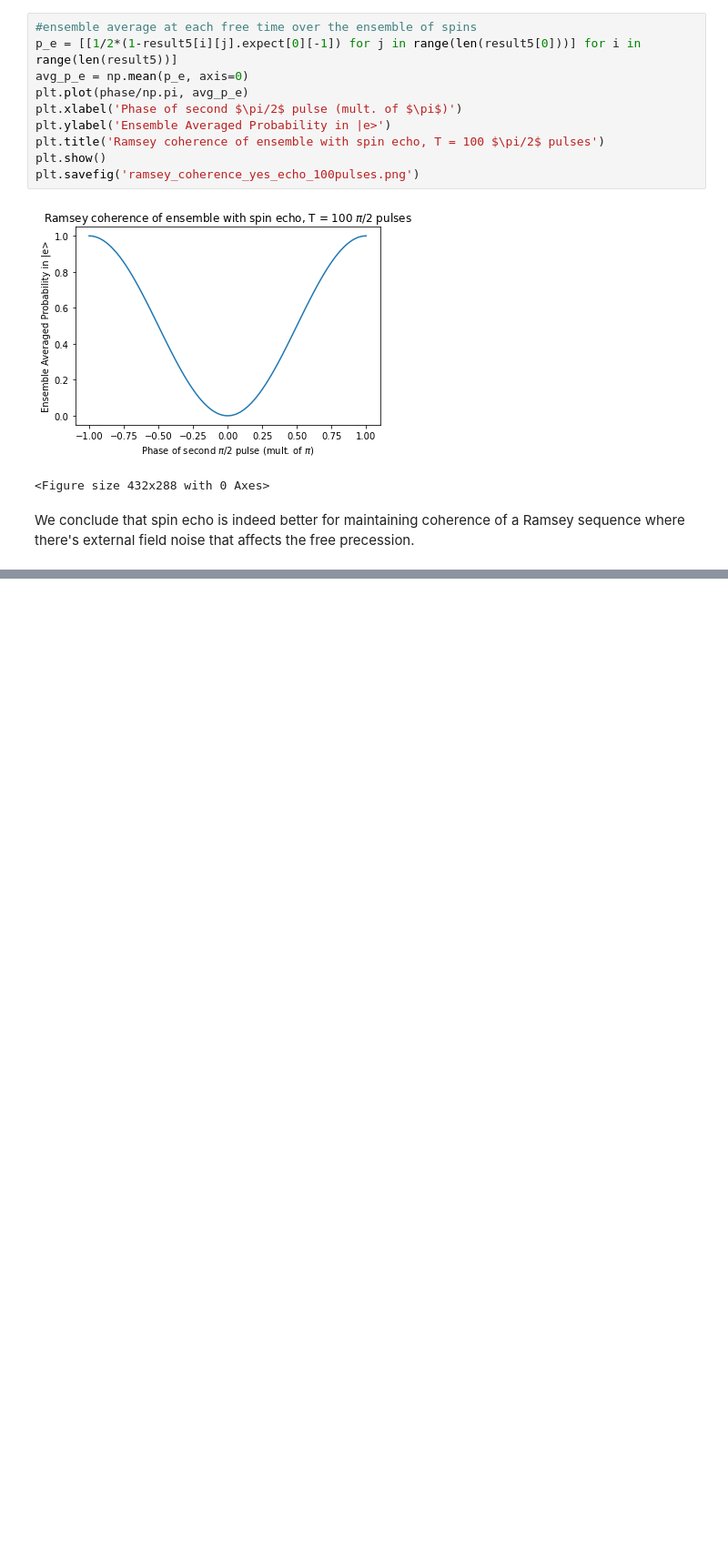
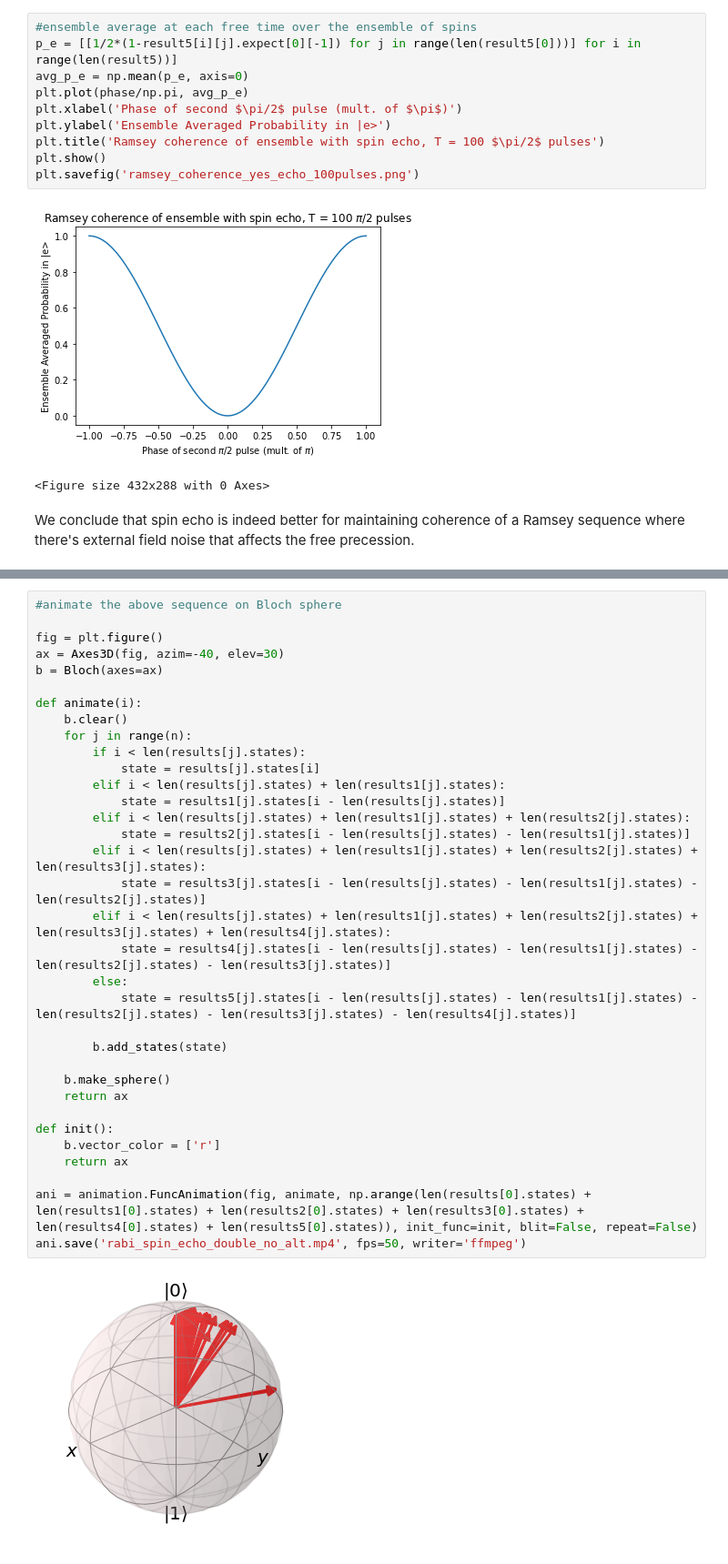
Before and after one commit to geoffrey-zheng/SrF-Calcs, a Jupyter notebook: Microwaves/Rotational-State-Transfer/spin-echo.ipynb, the cells around one changed output, grey strips where cells are left out. Shown at 91% size. Cells and saved outputs as stored; diff of their text form; blank space fills up the shorter version.

```diff
--- a/Microwaves/Rotational-State-Transfer/spin-echo.ipynb
+++ b/Microwaves/Rotational-State-Transfer/spin-echo.ipynb
@@ -497,2 +498,38 @@ for j in range(n):
     t = np.linspace(0, pulse, 100)
     results5.append(sesolve(H, ket_intermediate4, t, e_ops=[]))
+# %%
+#animate the above sequence on Bloch sphere
+
+fig = plt.figure()
+ax = Axes3D(fig, azim=-40, elev=30)
+b = Bloch(axes=ax)
+
+def animate(i):
+    b.clear()
+    for j in range(n):
+        if i < len(results[j].states):
+            state = results[j].states[i]
+        elif i < len(results[j].states) + len(results1[j].states):
+            state = results1[j].states[i - len(results[j].states)]
+        elif i < len(results[j].states) + len(results1[j].states) + len(results2[j].states):
+            state = results2[j].states[i - len(results[j].states) - len(results1[j].states)]
+        elif i < len(results[j].states) + len(results1[j].states) + len(results2[j].states) + len(results3[j].states):
+            state = results3[j].states[i - len(results[j].states) - len(results1[j].states) - len(results2[j].states)]
+        elif i < len(results[j].states) + len(results1[j].states) + len(results2[j].states) + len(results3[j].states) + len(results4[j].states):
+            state = results4[j].states[i - len(results[j].states) - len(results1[j].states) - len(results2[j].states) - len(results3[j].states)]
+        else:
+            state = results5[j].states[i - len(results[j].states) - len(results1[j].states) - len(results2[j].states) - len(results3[j].states) - len(results4[j].states)]
+
+        b.add_states(state)
+
+    b.make_sphere()
+    return ax
+
+def init():
+    b.vector_color = ['r']
+    return ax
+
+ani = animation.FuncAnimation(fig, animate, np.arange(len(results[0].states) + len(results1[0].states) + len(results2[0].states) + len(results3[0].states) + len(results4[0].states) + len(results5[0].states)), init_func=init, blit=False, repeat=False)
+ani.save('rabi_spin_echo_double_no_alt.mp4', fps=50, writer='ffmpeg')
+# %% [output]
+[figure, added]
```
Also changed, not shown: parts of 11 cells of this notebook, 6 other files.
